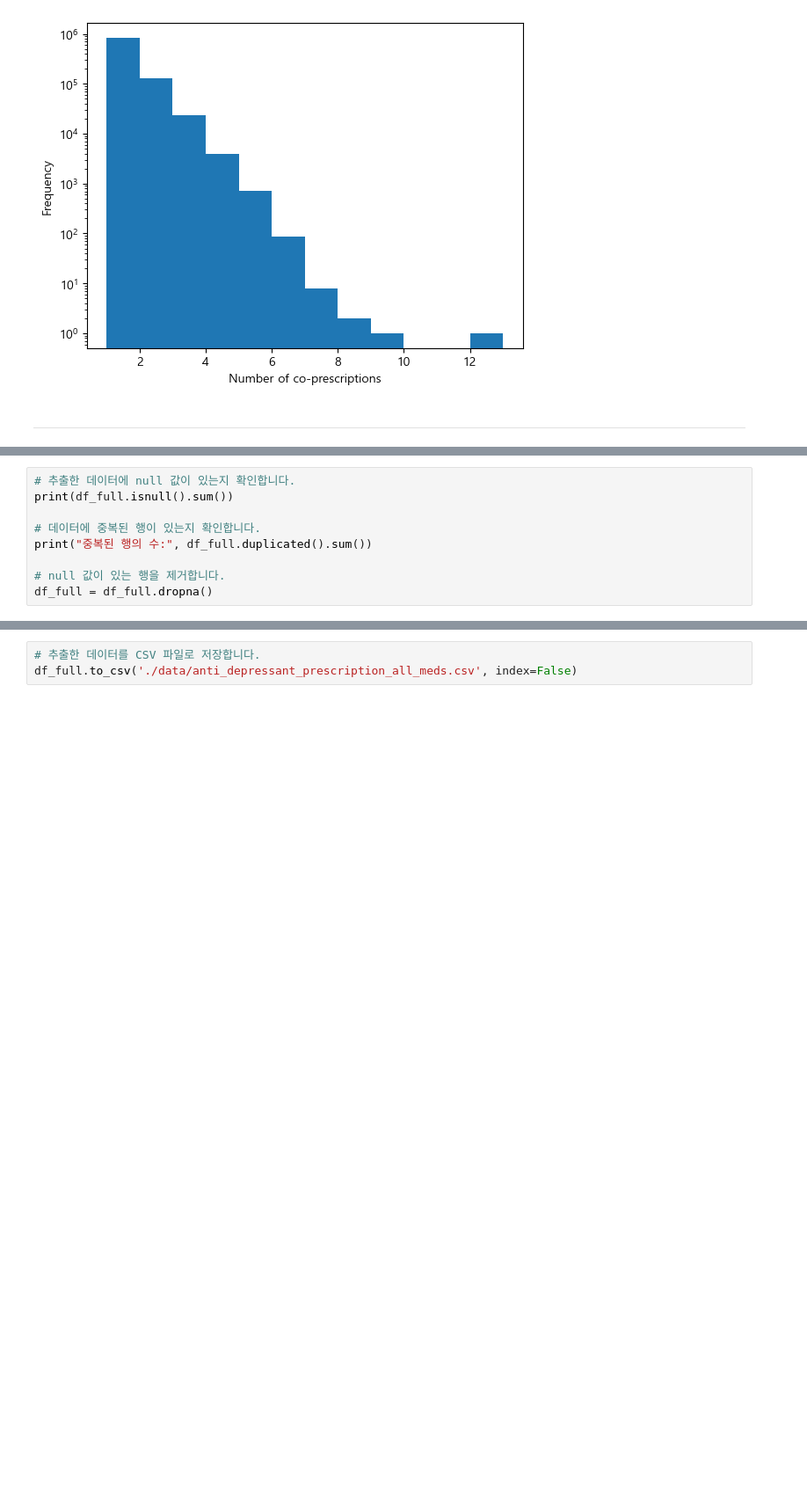
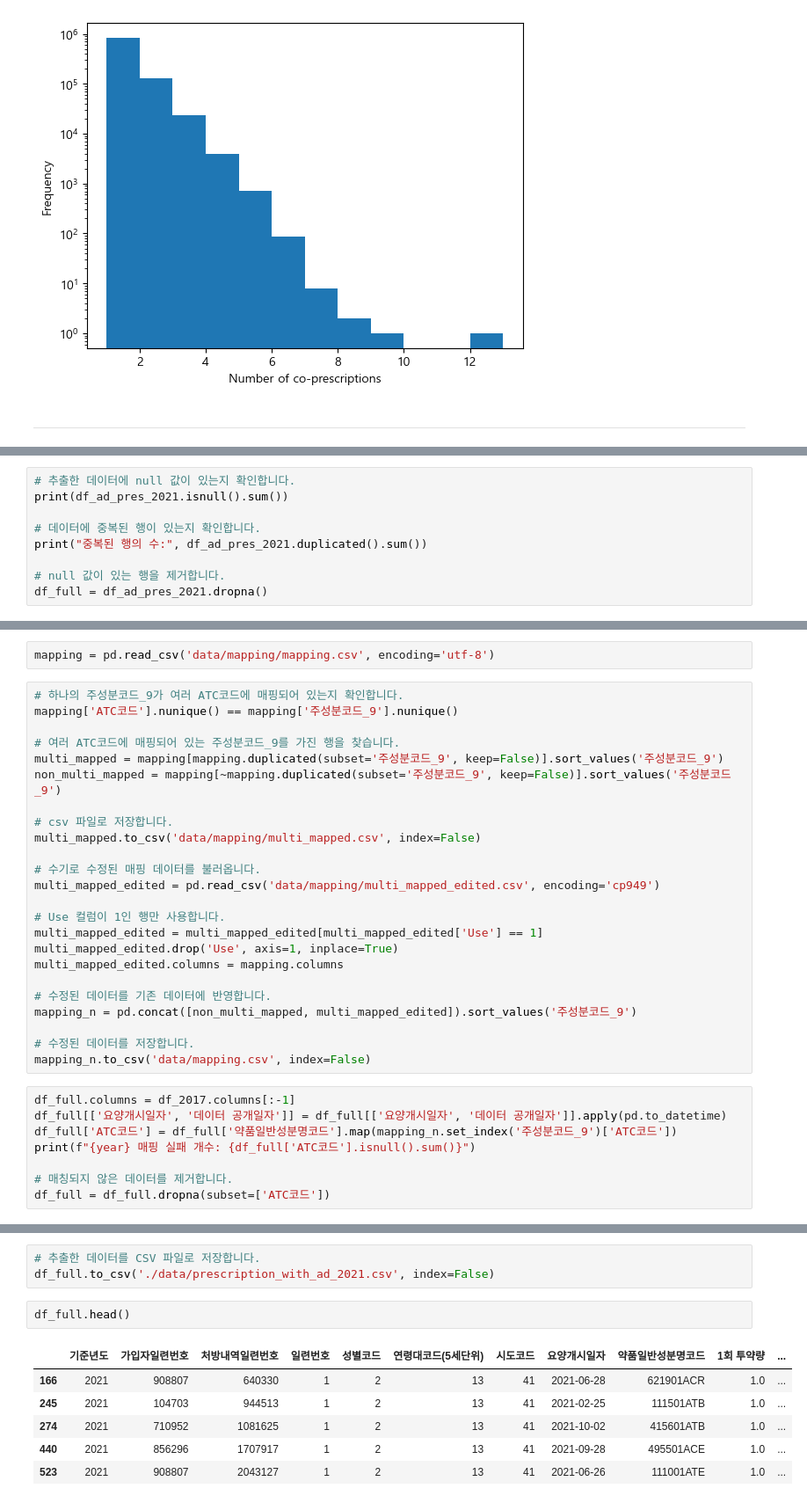
Before and after one commit to YuHan-J-Nam/Drug_Coprescription_Network_Analysis, a Jupyter notebook: 2_medicine_filtering.ipynb, the cells around one changed output, grey strips where cells are left out. Shown: that part at 88% size. Saved outputs shown, nothing was run; the diff lists cells and outputs as text; blank space fills up the shorter version.

```diff
--- a/2_medicine_filtering.ipynb
+++ b/2_medicine_filtering.ipynb
@@ -252,10 +270,10 @@ df_full = pd.concat(rows)
 # %%
 # 추출한 데이터에 null 값이 있는지 확인합니다.
-print(df_full.isnull().sum())
+print(df_ad_pres_2021.isnull().sum())
 
 # 데이터에 중복된 행이 있는지 확인합니다.
-print("중복된 행의 수:", df_full.duplicated().sum())
+print("중복된 행의 수:", df_ad_pres_2021.duplicated().sum())
 
 # null 값이 있는 행을 제거합니다.
-df_full = df_full.dropna()
+df_full = df_ad_pres_2021.dropna()
 # %% [output]
@@ -277,2 +295,36 @@ df_full = df_full.dropna()
 dtype: int64
 중복된 행의 수: 0
+# %%
+mapping = pd.read_csv('data/mapping/mapping.csv', encoding='utf-8')
+# %%
+# 하나의 주성분코드_9가 여러 ATC코드에 매핑되어 있는지 확인합니다.
+mapping['ATC코드'].nunique() == mapping['주성분코드_9'].nunique()
+
+# 여러 ATC코드에 매핑되어 있는 주성분코드_9를 가진 행을 찾습니다.
+multi_mapped = mapping[mapping.duplicated(subset='주성분코드_9', keep=False)].sort_values('주성분코드_9')
+non_multi_mapped = mapping[~mapping.duplicated(subset='주성분코드_9', keep=False)].sort_values('주성분코드_9')
+
+# csv 파일로 저장합니다.
+multi_mapped.to_csv('data/mapping/multi_mapped.csv', index=False)
+
+# 수기로 수정된 매핑 데이터를 불러옵니다.
+multi_mapped_edited = pd.read_csv('data/mapping/multi_mapped_edited.csv', encoding='cp949')
+
+# Use 컬럼이 1인 행만 사용합니다.
+multi_mapped_edited = multi_mapped_edited[multi_mapped_edited['Use'] == 1]
+multi_mapped_edited.drop('Use', axis=1, inplace=True)
+multi_mapped_edited.columns = mapping.columns
+
+# 수정된 데이터를 기존 데이터에 반영합니다.
+mapping_n = pd.concat([non_multi_mapped, multi_mapped_edited]).sort_values('주성분코드_9')
+
+# 수정된 데이터를 저장합니다.
+mapping_n.to_csv('data/mapping.csv', index=False)
+# %%
+df_full.columns = df_2017.columns[:-1]
+df_full[['요양개시일자', '데이터 공개일자']] = df_full[['요양개시일자', '데이터 공개일자']].apply(pd.to_datetime)
+df_full['ATC코드'] = df_full['약품일반성분명코드'].map(mapping_n.set_index('주성분코드_9')['ATC코드'])
+print(f"{year} 매핑 실패 개수: {df_full['ATC코드'].isnull().sum()}")
+
+# 매칭되지 않은 데이터를 제거합니다.
+df_full = df_full.dropna(subset=['ATC코드'])
@@ -279,3 +343,12 @@ dtype: int64
 # %%
 # 추출한 데이터를 CSV 파일로 저장합니다.
-df_full.to_csv('./data/anti_depressant_prescription_all_meds.csv', index=False)
+df_full.to_csv('./data/prescription_with_ad_2021.csv', index=False)
+# %%
+df_full.head()
+# %% [output]
+|  | 기준년도 | 가입자일련번호 | 처방내역일련번호 | 일련번호 | 성별코드 | 연령대코드(5세단위) | 시도코드 | 요양개시일자 | 약품일반성분명코드 | 1회 투약량 | ... |
+| 166 | 2021 | 908807 | 640330 | 1 | 2 | 13 | 41 | 2021-06-28 | 621901ACR | 1.0 | ... |
+| 245 | 2021 | 104703 | 944513 | 1 | 2 | 13 | 41 | 2021-02-25 | 111501ATB | 1.0 | ... |
+| 274 | 2021 | 710952 | 1081625 | 1 | 2 | 13 | 41 | 2021-10-02 | 415601ATB | 1.0 | ... |
+| 440 | 2021 | 856296 | 1707917 | 1 | 2 | 13 | 41 | 2021-09-28 | 495501ACE | 1.0 | ... |
+| 523 | 2021 | 908807 | 2043127 | 1 | 2 | 13 | 41 | 2021-06-26 | 111001ATE | 1.0 | ... |
```
Also changed, not shown: parts of 9 cells of this notebook, 11 other files.
